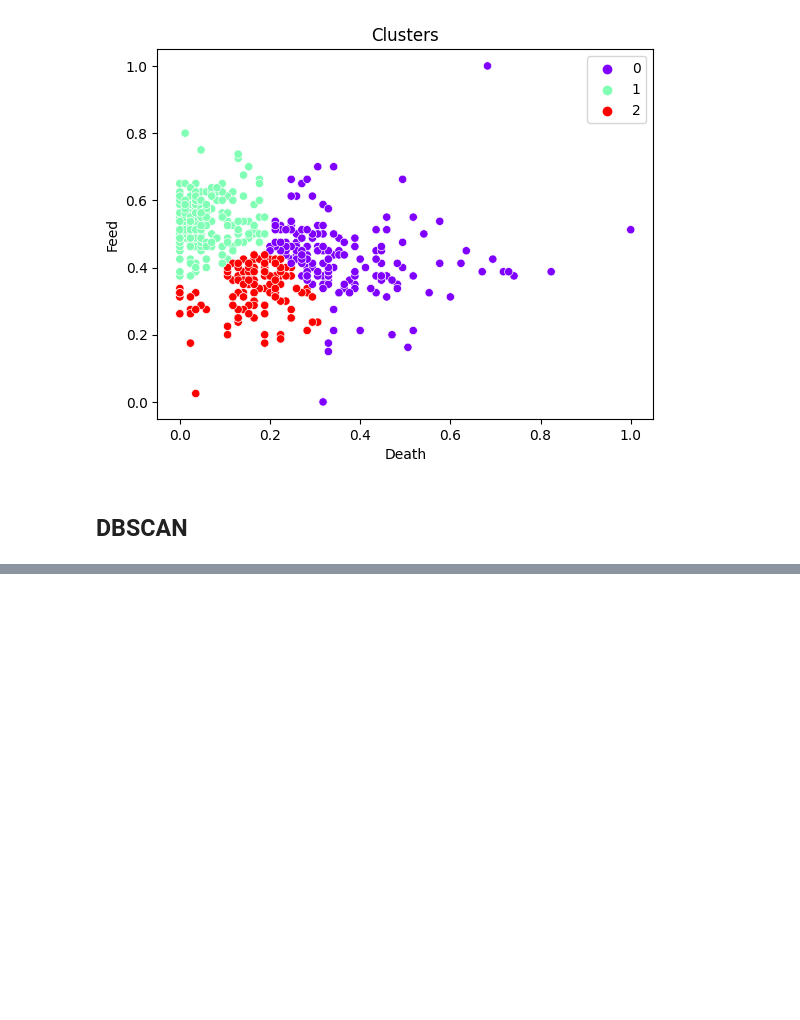
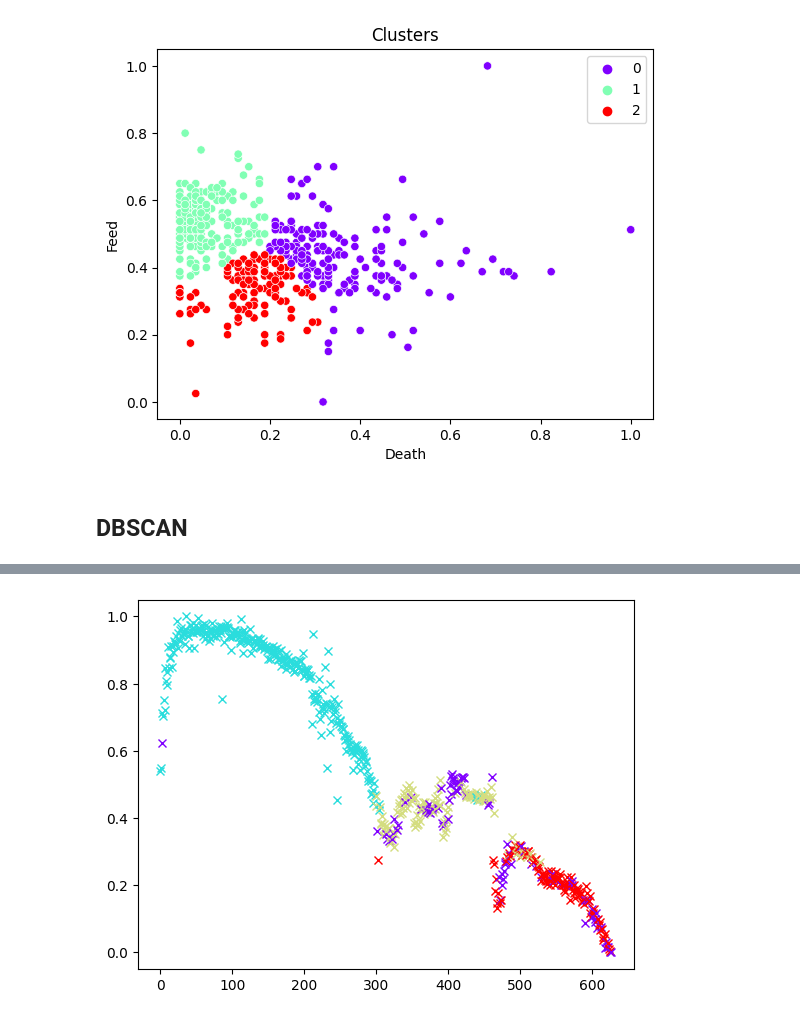
Before and after one commit to CanaliDavide/DASA--Project, a Jupyter notebook: Clustering.ipynb, the cells around one changed output, grey strips where cells are left out. Saved outputs shown, nothing was run; the diff lists cells and outputs as text; code cells hidden in the pictures; blank space fills up the shorter version.

```diff
--- a/Clustering.ipynb
+++ b/Clustering.ipynb
@@ -160,0 +239,10 @@ for c in clusters:
+# %%
+fig, ax1 = plt.subplots()
+for i in range(len(data_labels)):
+    color = cmap.get_under()
+    if (data_labels[i] >= 0):
+        color = cmap(step*(data_labels[i]+1))
+    ax1.plot(i,data["Eggs"][i],"x", color=color)
+plt.show()
+# %% [output]
+[figure, added]
```
Also changed, not shown: parts of 14 cells of this notebook.
